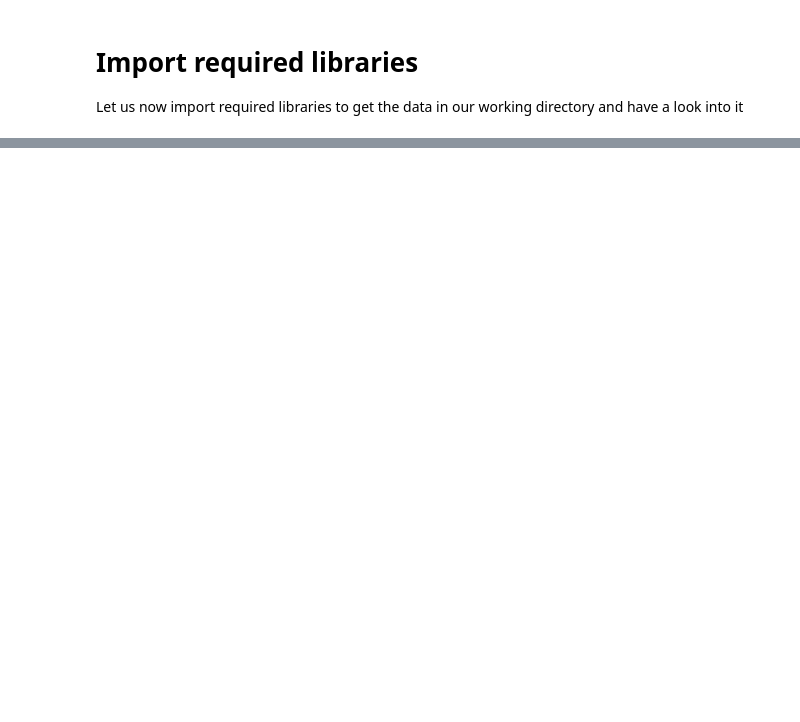
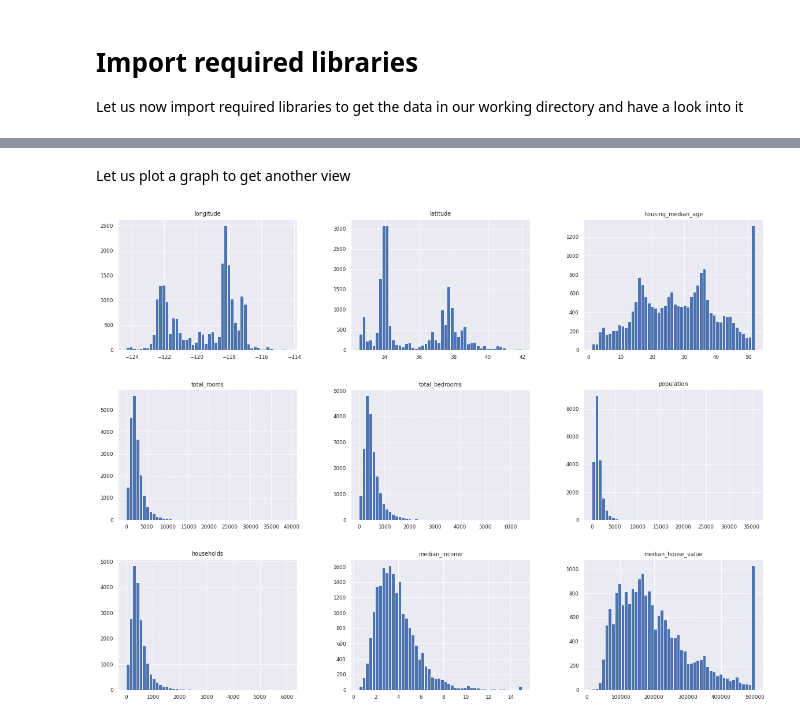
Before and after one commit to AMMLRepos/California-Housing-Price-Prediction, a Jupyter notebook: California_Housing_Prices_Prediction.ipynb, the cells around one changed output, grey strips where cells are left out. Drawn from its saved outputs; the diff is of its cells as text; code cells hidden in the pictures; blank space fills up the shorter version.

```diff
--- a/California_Housing_Prices_Prediction.ipynb
+++ b/California_Housing_Prices_Prediction.ipynb
@@ -93,0 +79,11 @@ import seaborn as sns
+# %%
+#Allow jupyter notebook to display all columns
+pd.set_option('display.max_columns', 500)
+pd.set_option('display.width', 1000)
+
+#Allow matplotlib to draw visualizations in the notebook
+%matplotlib inline
+
+#Set seaborn library theme and font size for graphs
+sns.set_theme(style = "darkgrid")
+sns.set_context("paper")
@@ -93,0 +92,3 @@ import seaborn as sns
+# %%
+raw_housing_df = pd.read_csv(file_path)
+print(raw_housing_df)
@@ -93,0 +171,7 @@ import seaborn as sns
+# %% [markdown]
+Let us plot a graph to get another view
+# %%
+raw_housing_df.hist(bins = 50, figsize=(20,15))
+plt.show()
+# %% [output]
+[figure, added]
```
Also changed, not shown: parts of 12 cells of this notebook.
